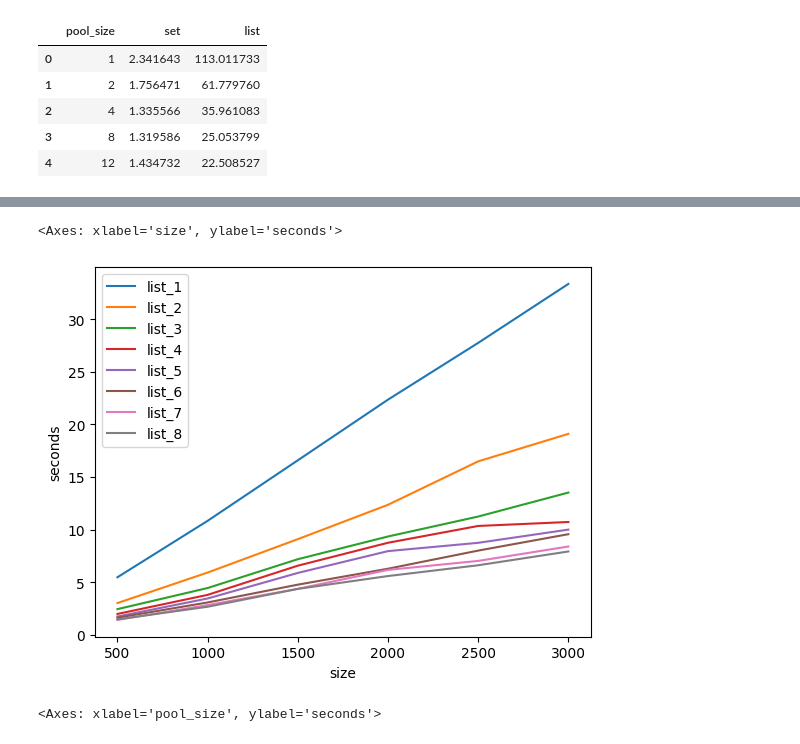
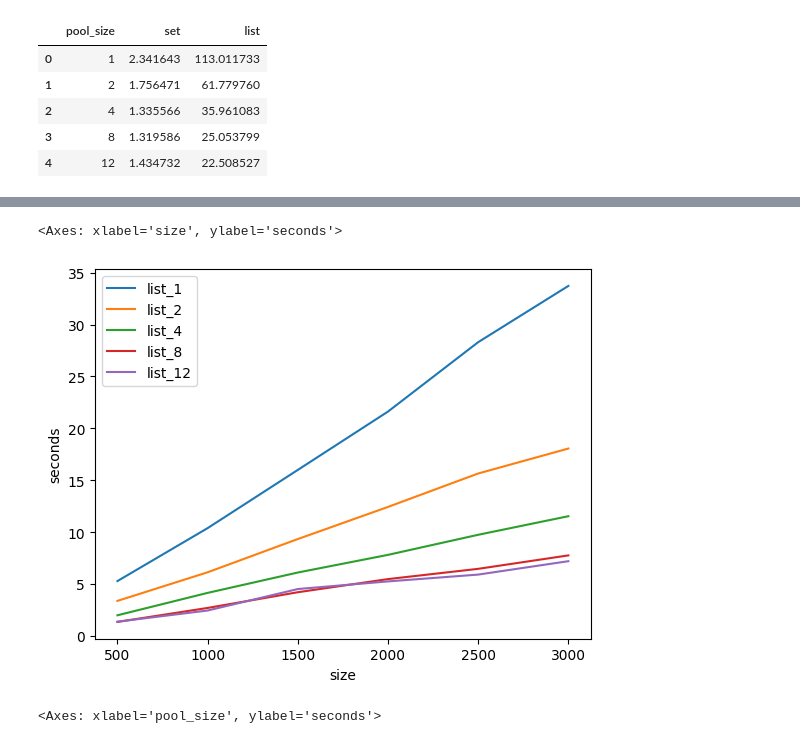
Before and after one commit to ManSmooth/481-h-02, a Jupyter notebook: h2-2.ipynb, the cells around one changed output, grey strips where cells are left out. Drawn from its saved outputs; the diff is of its cells as text; code cells hidden in the pictures.

```diff
--- a/h2-2.ipynb
+++ b/h2-2.ipynb
@@ -312,3 +300,8 @@ pool_size=12 size=10000 func=<function list_filter at 0x...>
 | 2 | 4 | 1.335566 | 35.961083 |
 | 3 | 8 | 1.319586 | 25.053799 |
 | 4 | 12 | 1.434732 | 22.508527 |
+# %%
+for n in pool_sizes:
+    perf_df[f"diff_{n}"] = perf_df[f"list_{n}"]/perf_df[f"set_{n}"]
+perf_df.plot(x="size", y=[col for col in perf_df.columns if "diff" in col], ylabel="times")
+perf_df[[col for col in perf_df.columns if "diff" in col]]
@@ -315,8 +317,8 @@ pool_size=12 size=10000 func=<function list_filter at 0x...>
 # %%
-perf_df.plot(x="size", y=[f"list_{n}" for n in range(1,9)], ylabel="seconds")
+perf_df.plot(x="size", y=[col for col in perf_df if "list" in col], ylabel="seconds")
 # %% [output]
 <Axes: xlabel='size', ylabel='seconds'>
-[figure, old version]
+[figure, new version]
 # %%
 perf_pool_df.plot(x="pool_size", y=["set", "list"], ylabel="seconds")
 # %% [output]
```
Also changed, not shown: parts of 6 cells of this notebook.
